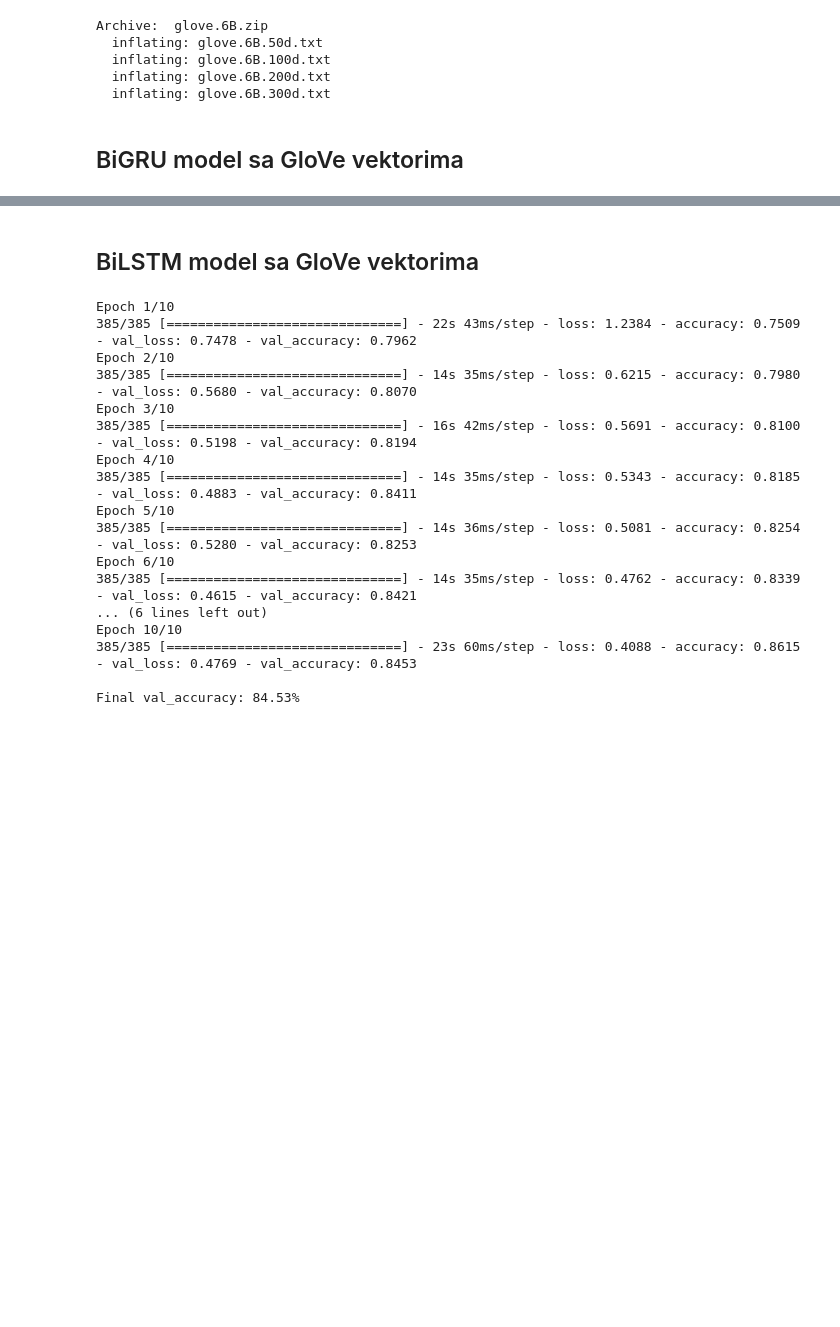
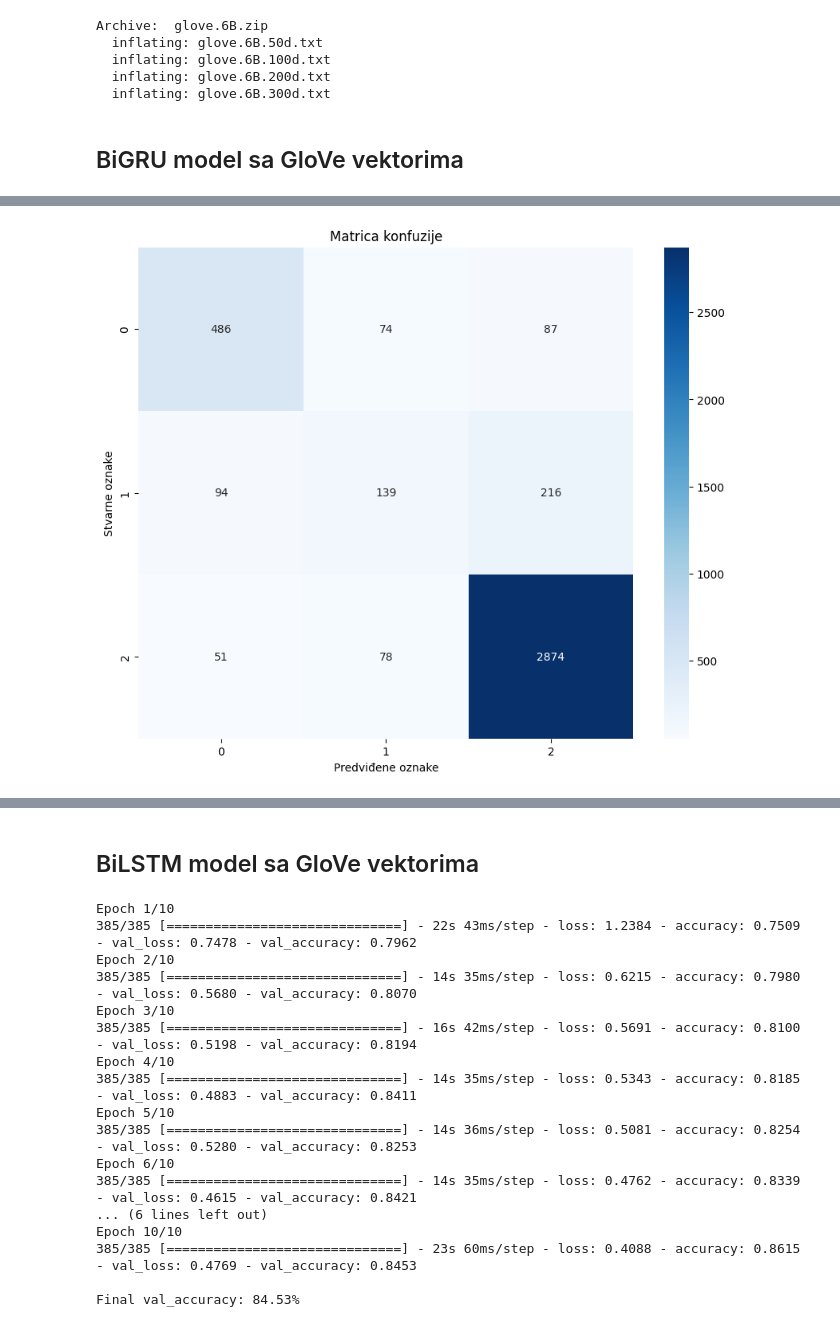
Before and after one commit to dsabljic/UUI-NLP-u-ugostiteljstvu, a Jupyter notebook: SentimentAnalysis.ipynb, the cells around one changed output, grey strips where cells are left out. Drawn from its saved outputs; the diff is of its cells as text; code cells hidden in the pictures; blank space fills up the shorter version.

```diff
--- a/SentimentAnalysis.ipynb
+++ b/SentimentAnalysis.ipynb
@@ -595,0 +605,3 @@ Test Accuracy: 0.854354739189148
+# %%
+y_pred = gru_model_glove.predict(X_test)
+y_pred = tf.argmax(y_pred, axis=1).numpy()
@@ -595,0 +610,12 @@ Test Accuracy: 0.854354739189148
+# %%
+# Matrica konfuzije
+conf_matrix = confusion_matrix(y_test, y_pred)
+# %%
+plt.figure(figsize=(10, 8))
+sns.heatmap(conf_matrix, annot=True, fmt='g', cmap='Blues')
+plt.xlabel('Predviđene oznake')
+plt.ylabel('Stvarne oznake')
+plt.title('Matrica konfuzije')
+plt.show()
+# %% [output]
+[figure, added]
```
Also changed, not shown: parts of 8 cells of this notebook.
